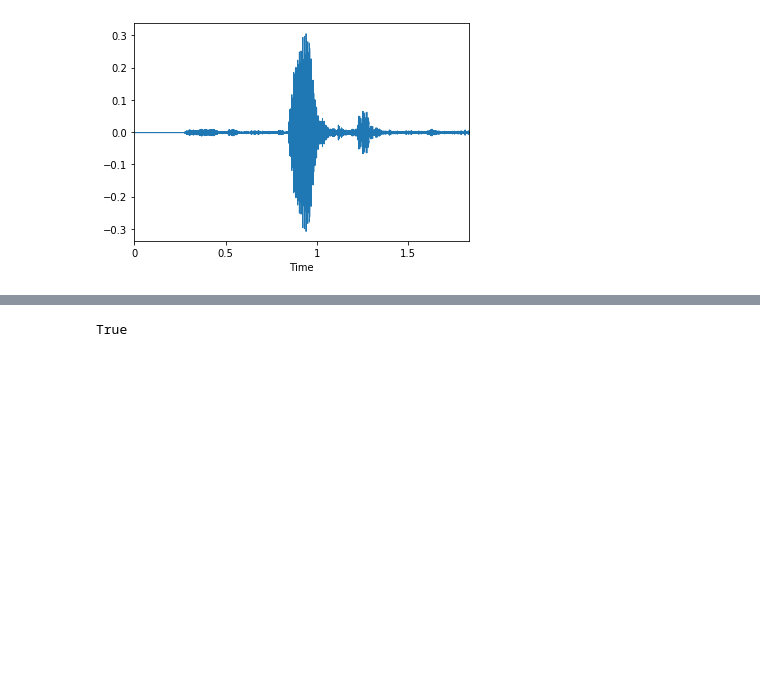
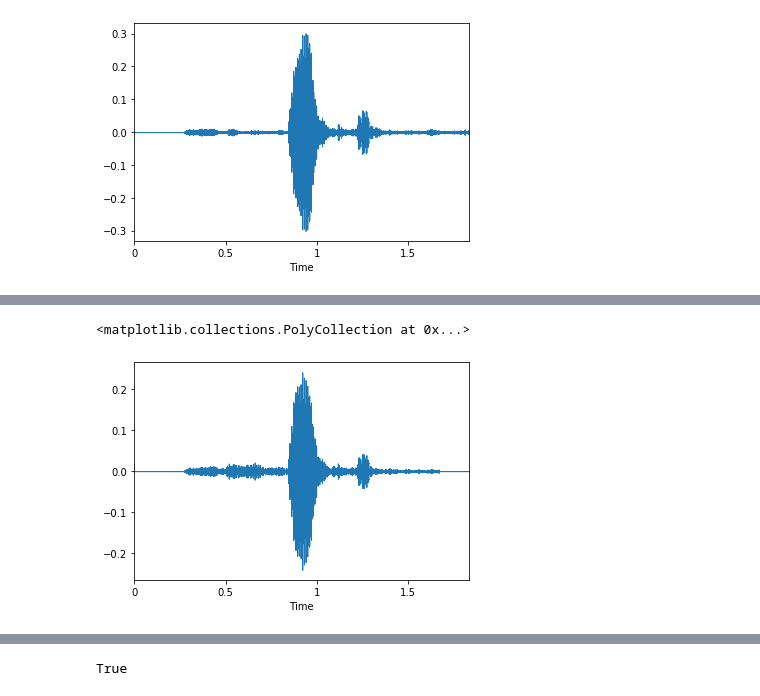
Before and after one commit to dpipi17/Voice-classification-for-Georgian-numbers, a Jupyter notebook: Final Project.ipynb, the cells around one changed output, grey strips where cells are left out. Cells and saved outputs as stored; diff of their text form; code cells hidden in the pictures; blank space fills up the shorter version.

```diff
--- a/Final Project.ipynb
+++ b/Final Project.ipynb
@@ -27,0 +44,11 @@ Audio(audio, rate=SR)
+# %%
+def stretch(data, rate=1):
+        input_length = len(data)
+        streching = data.copy()
+        streching = librosa.effects.time_stretch(streching.astype('float'), 1.1)
+        if len(streching) > input_length:
+            streching = streching[:input_length]
+        else:
+            streching = np.pad(streching, (0, max(0, input_length - len(streching))), "constant")
+
+        return streching
@@ -27,0 +119,5 @@ Audio(audio, rate=SR)
+# %%
+librosa.display.waveplot(stretch(audio), sr=sr)
+# %% [output]
+<matplotlib.collections.PolyCollection at 0x...>
+[figure, added]
```
Also changed, not shown: parts of 34 cells of this notebook.
